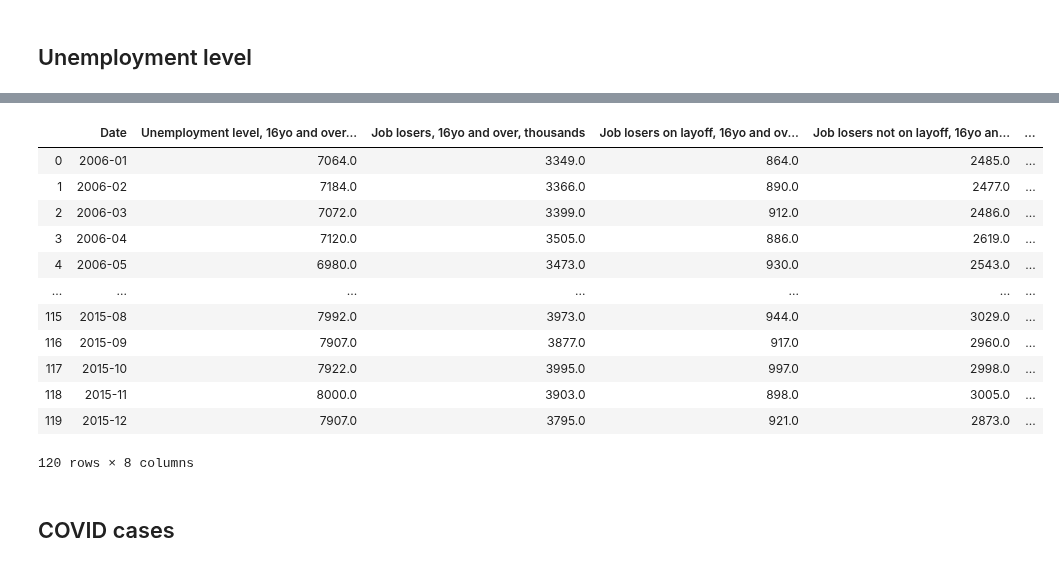
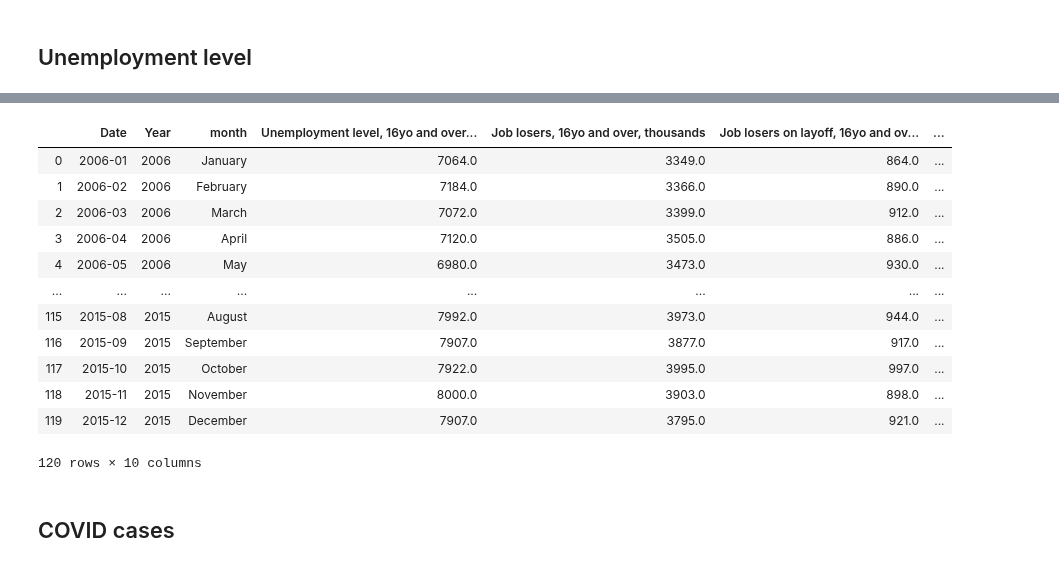
Before and after one commit to jasmine73317/Project-1_Unemployment_data, a Jupyter notebook: cleaning_data.ipynb, the cells around one changed output, grey strips where cells are left out. Saved outputs shown, nothing was run; the diff lists cells and outputs as text; code cells hidden in the pictures.

```diff
--- a/cleaning_data.ipynb
+++ b/cleaning_data.ipynb
@@ -367,7 +375,7 @@ for data_point in np.arange(len(json_data2["Results"]["series"][0]["data"])):
 # %%
 # Create DataFrame
 
-state_unemployment_df = pd.DataFrame({"Date": date,
+state_unemployment_df = pd.DataFrame({"Date": date, "Year": Year, "month": month,
                                 "LASST010000000000003": "", "LASST020000000000003": "", "LASST040000000000003": "",
                                 "LASST050000000000003": "", "LASST060000000000003": "", "LASST080000000000003": "",
                                 "LASST090000000000003": "", "LASST100000000000003": "", "LASST110000000000003": "",
@@ -408,7 +416,7 @@ for series3 in np.arange(len(json_data3["Results"]["series"])):
 # %%
 # Sets data to floats
 
-for column in state_unemployment_df.columns[1:]:
+for column in state_unemployment_df.columns[3:]:
     state_unemployment_df[f"{column}"] = state_unemployment_df[f"{column}"].astype(float)
 
 # Rename Column labels
@@ -486,14 +494,20 @@ p = requests.post(url, data=parameters, headers=headers)
 
 json_data4 = json.loads(p.text)
 # %%
+Year = []
+month = []
 date = []
 
 for data_point in np.arange(len(json_data4["Results"]["series"][0]["data"])):
+        Year.append(f"{json_data4['Results']['series'][0]['data'][data_point]['year']}")
+        month.append(f"{json_data4['Results']['series'][0]['data'][data_point]['periodName']}")
         date.append(f"{json_data4['Results']['series'][0]['data'][data_point]['year']}-{json_data4['Results']['series'][0]['data'][data_point]['period'][1:]}")
 # %%
 # Create DataFrame
 
 layoffs_df = pd.DataFrame({"Date": date,
+                           "Year": Year,
+                           "month": month,
                            "LNS13000000": "",
                            "LNS13023621": "",
                            "LNS13023653": "",
@@ -518,43 +532,43 @@ for series4 in np.arange(len(json_data4["Results"]["series"])):
 # %%
 # Sets data to float
 
-for column in layoffs_df.columns[1:]:
+for column in layoffs_df.columns[3:]:
     layoffs_df[f"{column}"] = layoffs_df[f"{column}"].astype(float)
 
 # Rename column labels
 
 layoffs_df.rename(columns={"LNS13000000": "Unemployment level, 16yo and over, thousands",
                            "LNS13023621": "Job losers, 16yo and over, thousands",
                            "LNS13023653": "Job losers on layoff, 16yo and over, thousands",
                            "LNS13025699": "Job losers not on layoff, 16yo and over, thousands",
                            "LNS13023705": "Job leavers (quit), 16yo and over, thousands",
                            "LNS13023557": "Reentrants to labor force, 16yo and over, thousands",
                            "LNS13023569": "New entrants to labor force, 16yo and over, thousands"},
                  inplace=True)
 
 # Sort data ascending
 
 layoffs_df.sort_values(by="Date", ascending=True, inplace=True)
 
 layoffs_df.reset_index(drop=True, inplace=True)
 
 layoffs_df.to_csv("Unemployment_Levels.csv", index=False)
 
 layoffs_df
 # %% [output]
-|  | Date | Unemployment level, 16yo and over... | Job losers, 16yo and over, thousands | Job losers on layoff, 16yo and ov... | Job losers not on layoff, 16yo an... | ... |
-| 0 | 2006-01 | 7064.0 | 3349.0 | 864.0 | 2485.0 | ... |
-| 1 | 2006-02 | 7184.0 | 3366.0 | 890.0 | 2477.0 | ... |
-| 2 | 2006-03 | 7072.0 | 3399.0 | 912.0 | 2486.0 | ... |
-| 3 | 2006-04 | 7120.0 | 3505.0 | 886.0 | 2619.0 | ... |
-| 4 | 2006-05 | 6980.0 | 3473.0 | 930.0 | 2543.0 | ... |
-| ... | ... | ... | ... | ... | ... | ... |
-| 115 | 2015-08 | 7992.0 | 3973.0 | 944.0 | 3029.0 | ... |
-| 116 | 2015-09 | 7907.0 | 3877.0 | 917.0 | 2960.0 | ... |
-| 117 | 2015-10 | 7922.0 | 3995.0 | 997.0 | 2998.0 | ... |
-| 118 | 2015-11 | 8000.0 | 3903.0 | 898.0 | 3005.0 | ... |
-| 119 | 2015-12 | 7907.0 | 3795.0 | 921.0 | 2873.0 | ... |
+|  | Date | Year | month | Unemployment level, 16yo and over... | Job losers, 16yo and over, thousands | Job losers on layoff, 16yo and ov... | ... |
+| 0 | 2006-01 | 2006 | January | 7064.0 | 3349.0 | 864.0 | ... |
+| 1 | 2006-02 | 2006 | February | 7184.0 | 3366.0 | 890.0 | ... |
+| 2 | 2006-03 | 2006 | March | 7072.0 | 3399.0 | 912.0 | ... |
+| 3 | 2006-04 | 2006 | April | 7120.0 | 3505.0 | 886.0 | ... |
+| 4 | 2006-05 | 2006 | May | 6980.0 | 3473.0 | 930.0 | ... |
+| ... | ... | ... | ... | ... | ... | ... | ... |
+| 115 | 2015-08 | 2015 | August | 7992.0 | 3973.0 | 944.0 | ... |
+| 116 | 2015-09 | 2015 | September | 7907.0 | 3877.0 | 917.0 | ... |
+| 117 | 2015-10 | 2015 | October | 7922.0 | 3995.0 | 997.0 | ... |
+| 118 | 2015-11 | 2015 | November | 8000.0 | 3903.0 | 898.0 | ... |
+| 119 | 2015-12 | 2015 | December | 7907.0 | 3795.0 | 921.0 | ... |
-120 rows × 8 columns
+120 rows × 10 columns
 # %% [markdown]
 ## COVID cases
 # %%
```
Also changed, not shown: parts of 10 cells of this notebook, 6 other files.
